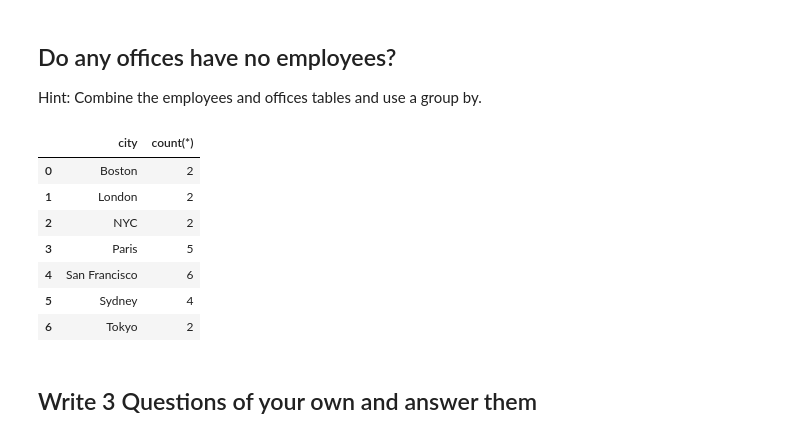
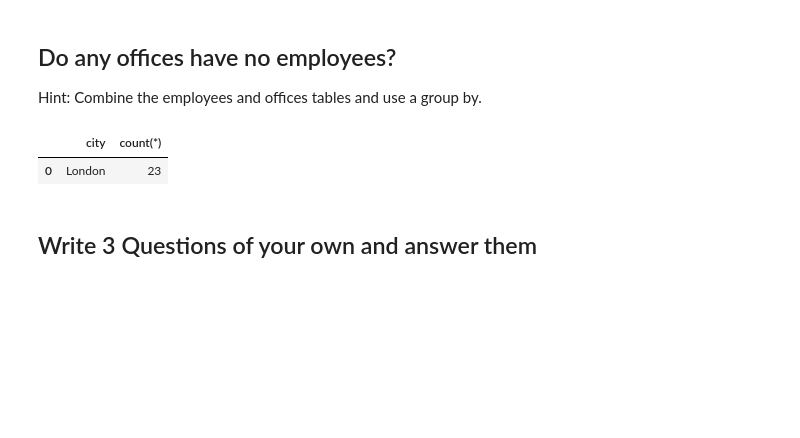
Before and after one commit to garywheeler24/dsc-join-statements-lab-atlanta-ds-062419, a Jupyter notebook: index.ipynb, the cells around one changed output. Saved outputs shown, nothing was run; the diff lists cells and outputs as text; code cells hidden in the pictures; blank space fills up the shorter version.

```diff
--- a/index.ipynb
+++ b/index.ipynb
@@ -64,22 +64,16 @@ df
 ## Do any offices have no employees?
 Hint: Combine the employees and offices tables and use a group by.
 # %%
-c.execute("""select city, count(*) from offices left join employees using(officecode) group by city
+c.execute("""select city, count(*) from offices left join employees using(officecode) group by
 """)
 
 df = pd.DataFrame(c.fetchall())
 df.columns = [x[0] for x in c.description]
 df
 #Your code here
 # %% [output]
 |  | city | count(*) |
-| 0 | Boston | 2 |
-| 1 | London | 2 |
-| 2 | NYC | 2 |
-| 3 | Paris | 5 |
-| 4 | San Francisco | 6 |
-| 5 | Sydney | 4 |
-| 6 | Tokyo | 2 |
+| 0 | London | 23 |
 # %% [markdown]
 ## Write 3 Questions of your own and answer them
 # %%
```
